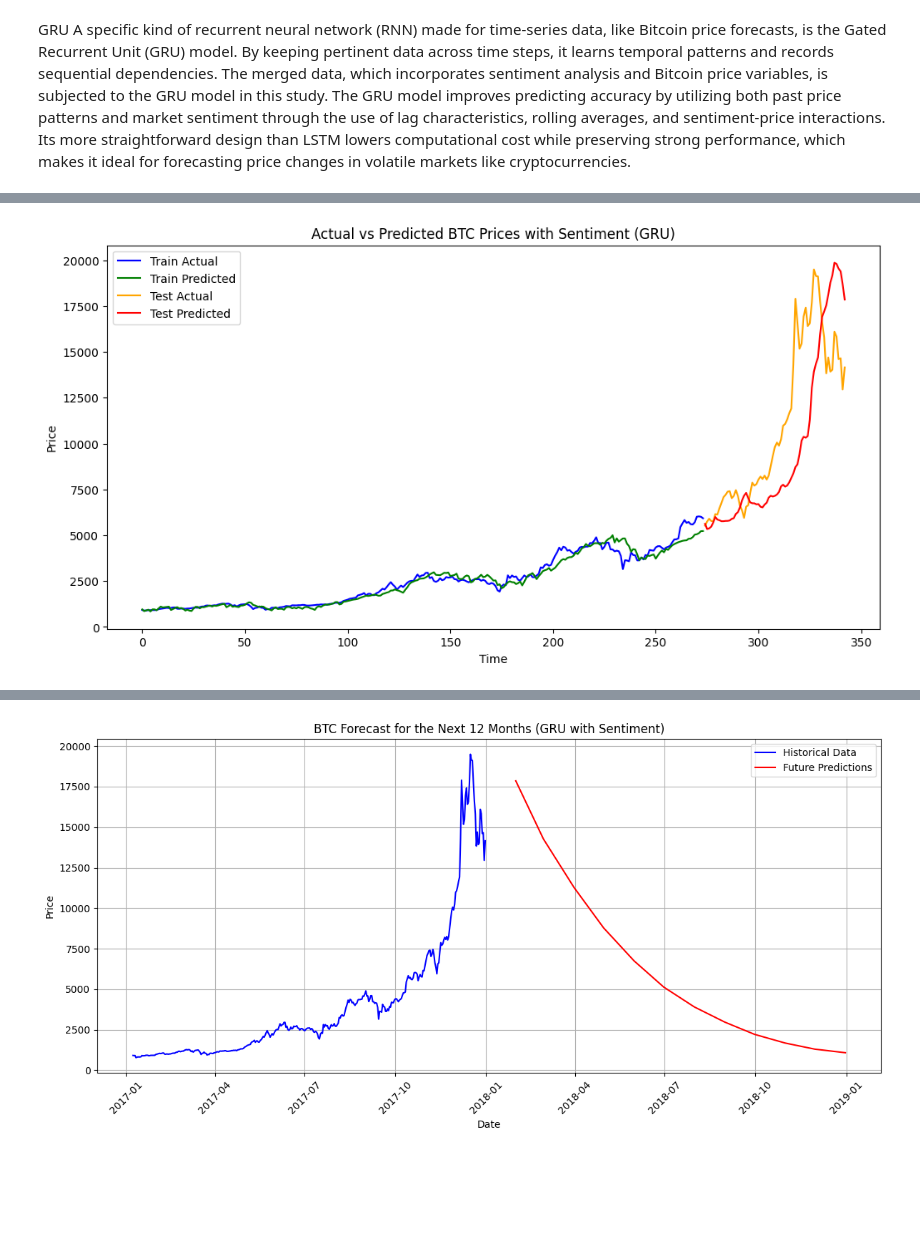
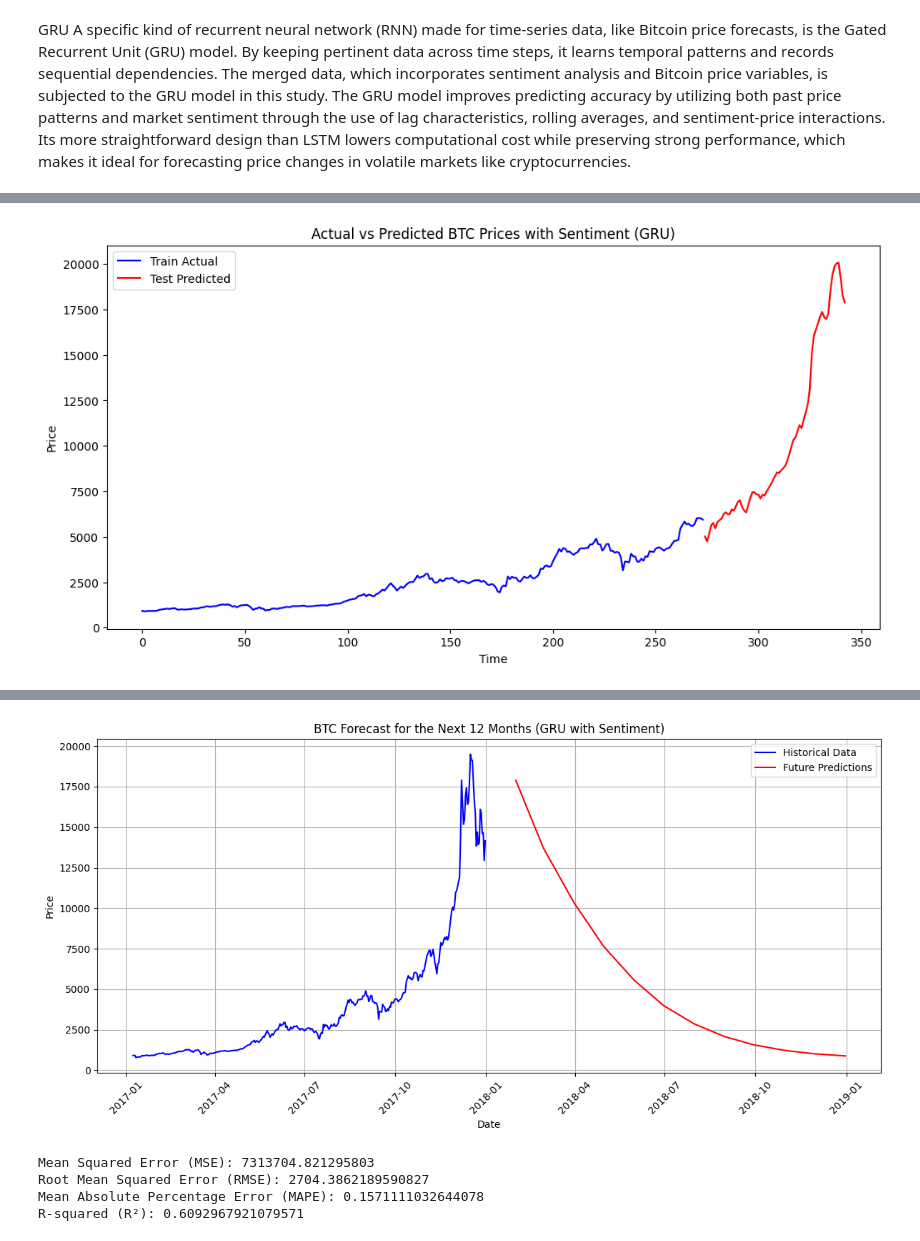
Before and after one commit to vardhan307/Forecasting-Cryptocurrency-Prices-Using-Time-Series-and-News-Sentiment-Analysis-, a Jupyter notebook: Finalprojectvardhanvvs.ipynb, the cells around one changed output, grey strips where cells are left out. Saved outputs shown, nothing was run; the diff lists cells and outputs as text; code cells hidden in the pictures; blank space fills up the shorter version.

```diff
--- a/Finalprojectvardhanvvs.ipynb
+++ b/Finalprojectvardhanvvs.ipynb
@@ -960,3 +964,5 @@ memory usage: 102.7 KB
+# %%
+best_order = (4, 2, 4)
 # %%
 
 # Fit ARIMA model on the training dataset
@@ -1724,11 +1777,10 @@ test_r2 = r2_score(y_test, test_predict)
 print(f'Train RMSE: {train_rmse:.2f}, R²: {train_r2:.2f}')
 print(f'Test RMSE: {test_rmse:.2f}, R²: {test_r2:.2f}')
 
+
 # Plot actual vs predicted prices
 plt.figure(figsize=(12, 6))
 plt.plot(range(len(y_train)), y_train, label='Train Actual', color='blue')
-plt.plot(range(len(y_train)), train_predict, label='Train Predicted', color='green')
-plt.plot(range(len(y_train), len(y_train) + len(y_test)), y_test, label='Test Actual', color='orange')
 plt.plot(range(len(y_train), len(y_train) + len(y_test)), test_predict, label='Test Predicted', color='red')
 plt.legend()
 plt.title('Actual vs Predicted BTC Prices with Sentiment (GRU)')
@@ -1789 +1841 @@ Test RMSE: 3468.44, R²: 0.36
-[figure, old version]
+[figure, new version]
@@ -1802 +1854,17 @@ Test RMSE: 3468.44, R²: 0.36
-[figure, old version]
+[figure, new version]
+# %%
+# Evaluate the model
+mse = mean_squared_error(y_test, test_predict)
+rmse = np.sqrt(mse)
+mape = mean_absolute_percentage_error(y_test, test_predict)
+r2 = r2_score(y_test, test_predict)
+
+print(f"Mean Squared Error (MSE): {mse}")
+print(f"Root Mean Squared Error (RMSE): {rmse}")
+print(f"Mean Absolute Percentage Error (MAPE): {mape}")
+print(f"R-squared (R²): {r2}")
+# %% [output]
+Mean Squared Error (MSE): 7313704.821295803
+Root Mean Squared Error (RMSE): 2704.3862189590827
+Mean Absolute Percentage Error (MAPE): 0.1571111032644078
+R-squared (R²): 0.6092967921079571
```
Also changed, not shown: parts of 21 cells of this notebook.
